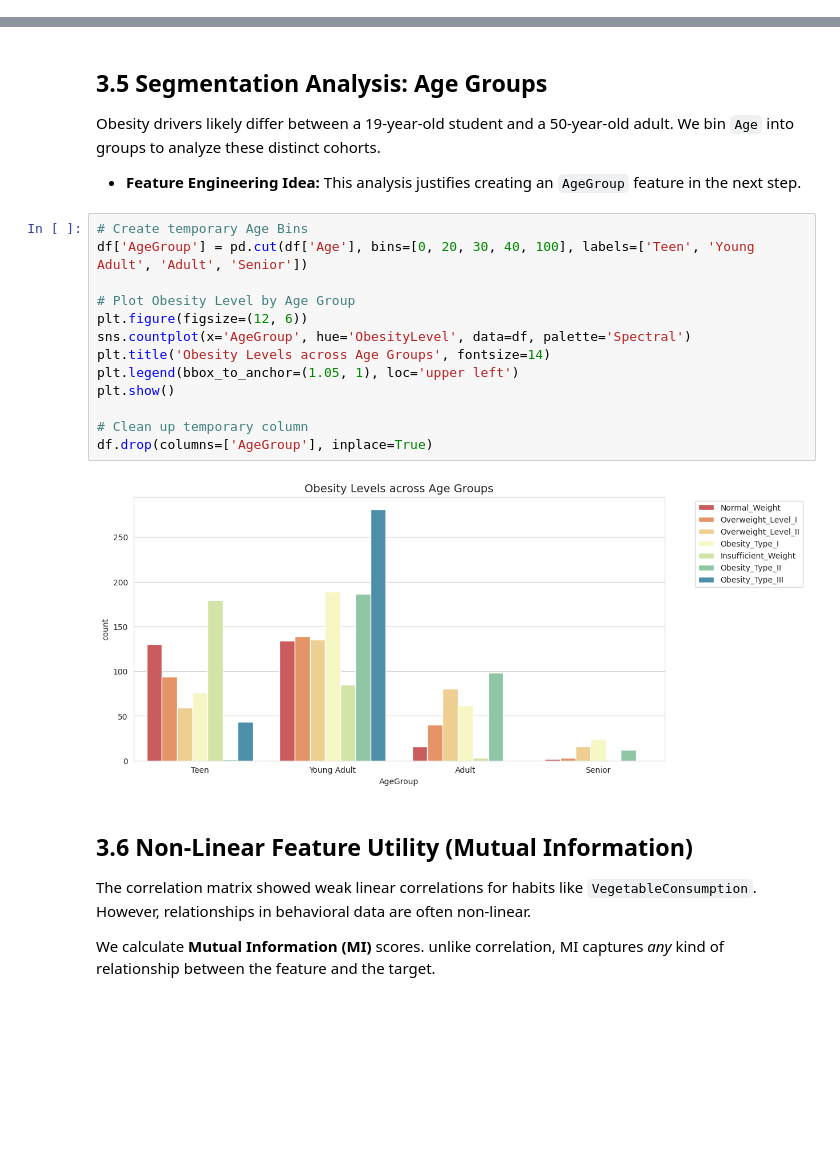
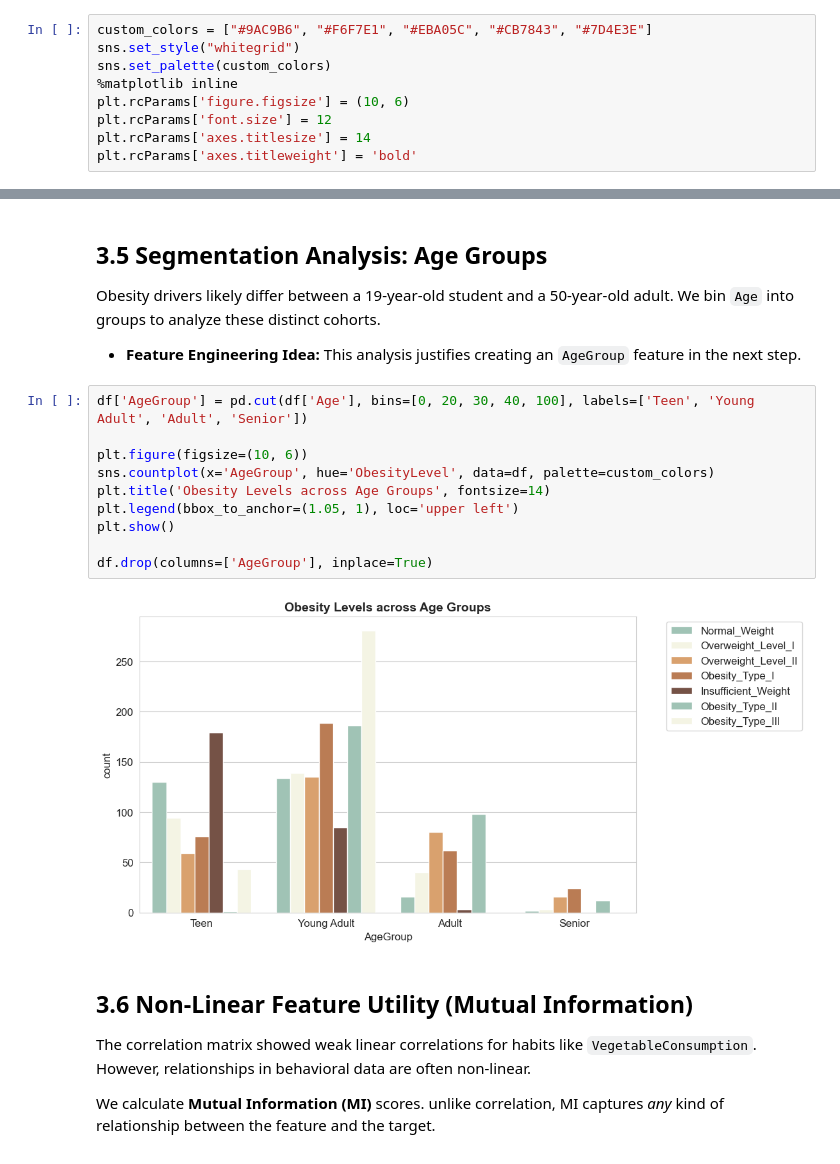
Before and after one commit to Altynbek38/parfume-project, a Jupyter notebook: obessity.ipynb, the cells around one changed output, grey strips where cells are left out. Drawn from its saved outputs; the diff is of its cells as text; blank space fills up the shorter version.

```diff
--- a/obessity.ipynb
+++ b/obessity.ipynb
@@ -41,5 +34,14 @@ sns.set_style("whitegrid")
 import warnings
 warnings.filterwarnings('ignore')
+# %%
+custom_colors = ["#9AC9B6", "#F6F7E1", "#EBA05C", "#CB7843", "#7D4E3E"]
+sns.set_style("whitegrid")
+sns.set_palette(custom_colors)
+%matplotlib inline
+plt.rcParams['figure.figsize'] = (10, 6)
+plt.rcParams['font.size'] = 12
+plt.rcParams['axes.titlesize'] = 14
+plt.rcParams['axes.titleweight'] = 'bold'
 # %% [markdown]
 ### 1.2 Load Dataset
 We load the `ObesityDataSet_raw_and_data_sinthetic.csv` file into a pandas DataFrame.
@@ -404,20 +393,17 @@ plt.show()
 Obesity drivers likely differ between a 19-year-old student and a 50-year-old adult. We bin `Age` into groups to analyze these distinct cohorts.
 *   **Feature Engineering Idea:** This analysis justifies creating an `AgeGroup` feature in the next step.
 # %%
-# Create temporary Age Bins
 df['AgeGroup'] = pd.cut(df['Age'], bins=[0, 20, 30, 40, 100], labels=['Teen', 'Young Adult', 'Adult', 'Senior'])
 
-# Plot Obesity Level by Age Group
-plt.figure(figsize=(12, 6))
-sns.countplot(x='AgeGroup', hue='ObesityLevel', data=df, palette='Spectral')
+plt.figure(figsize=(10, 6))
+sns.countplot(x='AgeGroup', hue='ObesityLevel', data=df, palette=custom_colors)
 plt.title('Obesity Levels across Age Groups', fontsize=14)
 plt.legend(bbox_to_anchor=(1.05, 1), loc='upper left')
 plt.show()
 
-# Clean up temporary column
 df.drop(columns=['AgeGroup'], inplace=True)
 # %% [output]
-[figure, old version]
+[figure, new version]
 # %% [markdown]
 ## 3.6 Non-Linear Feature Utility (Mutual Information)
 The correlation matrix showed weak linear correlations for habits like `VegetableConsumption`. However, relationships in behavioral data are often non-linear.
```
Also changed, not shown: parts of 23 cells of this notebook, 1 other file.
